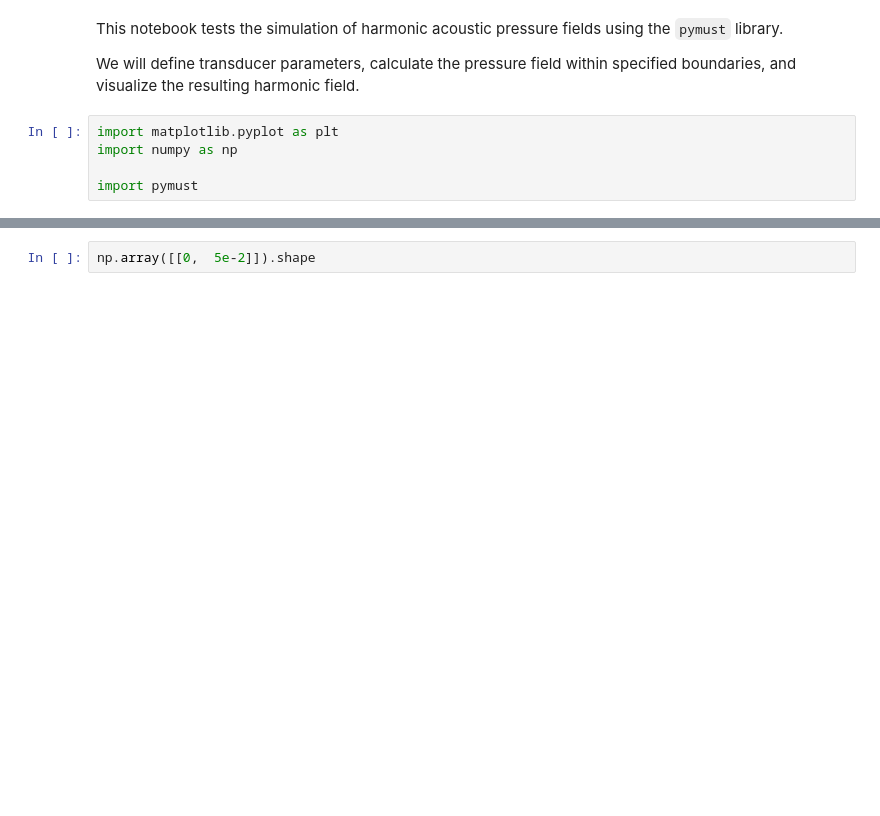
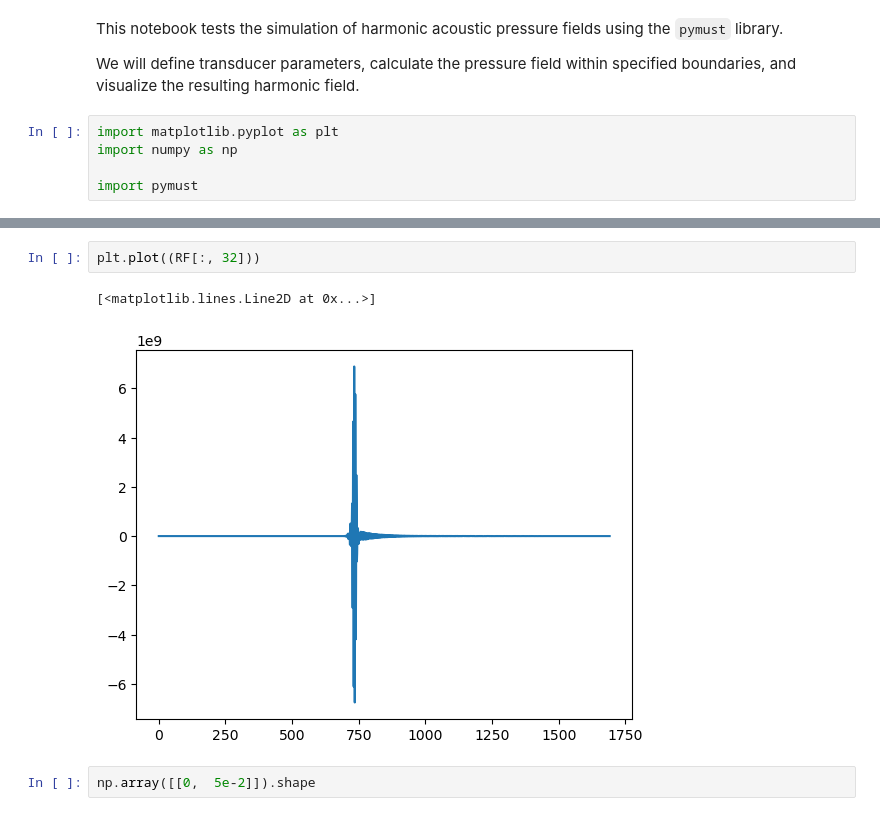
Before and after one commit to dribalta/PyMUST, a Jupyter notebook: examples/pfield_harmonic_demo.ipynb, the cells around one changed output, grey strips where cells are left out. Cells and saved outputs as stored; diff of their text form; blank space fills up the shorter version.

```diff
--- a/examples/pfield_harmonic_demo.ipynb
+++ b/examples/pfield_harmonic_demo.ipynb
@@ -28,3 +49,8 @@ RF, RF_SPECT = pymust.harmonic.simus([xbound, zbound], txdel, np.array([1]), np.
+# %%
+plt.plot((RF[:, 32]))
+# %% [output]
+[<matplotlib.lines.Line2D at 0x...>]
+[figure, added]
 # %%
 np.array([[0,  5e-2]]).shape
 # %% [output]
```
Also changed, not shown: parts of 7 cells of this notebook, 1 other file.
